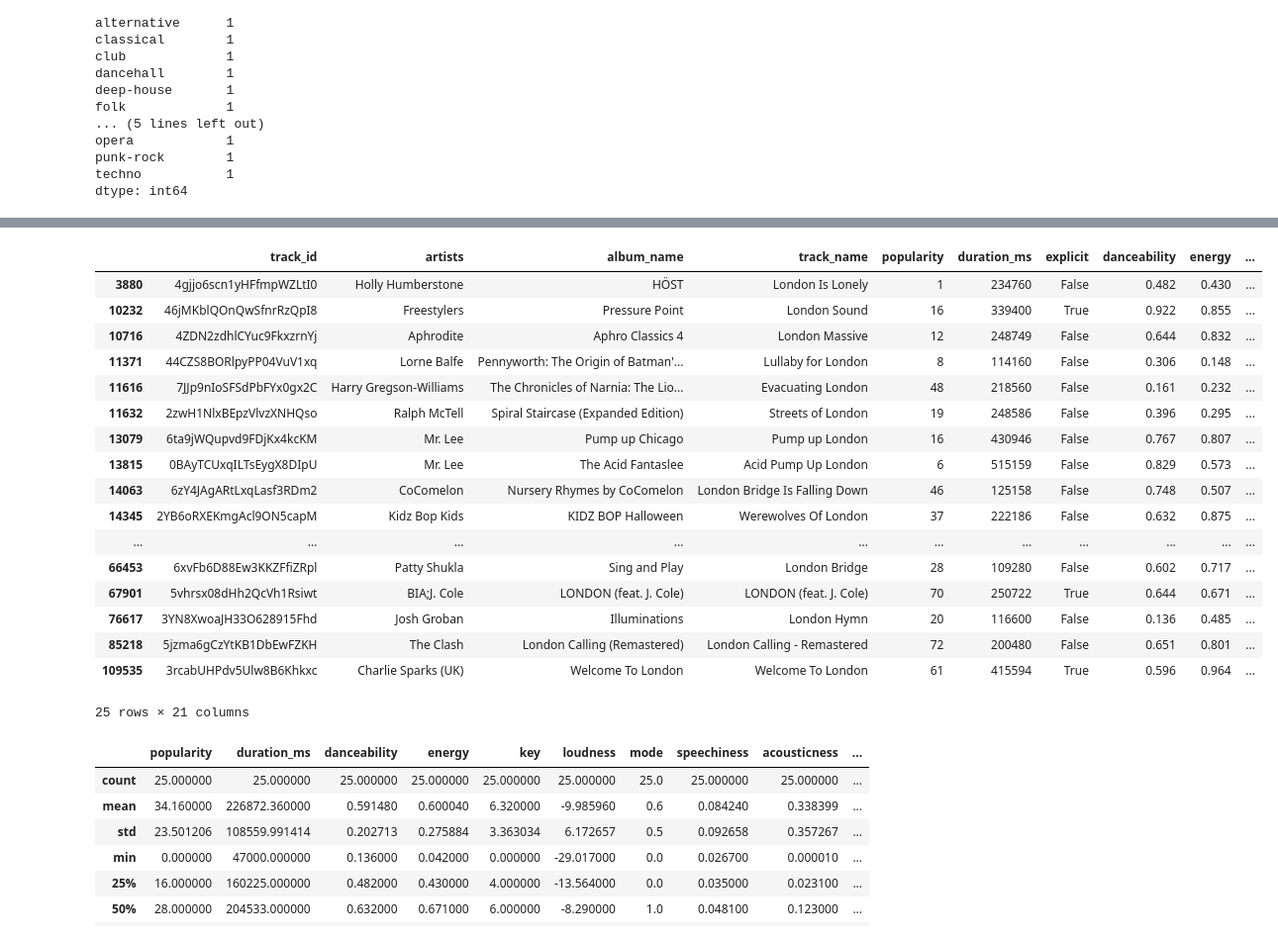
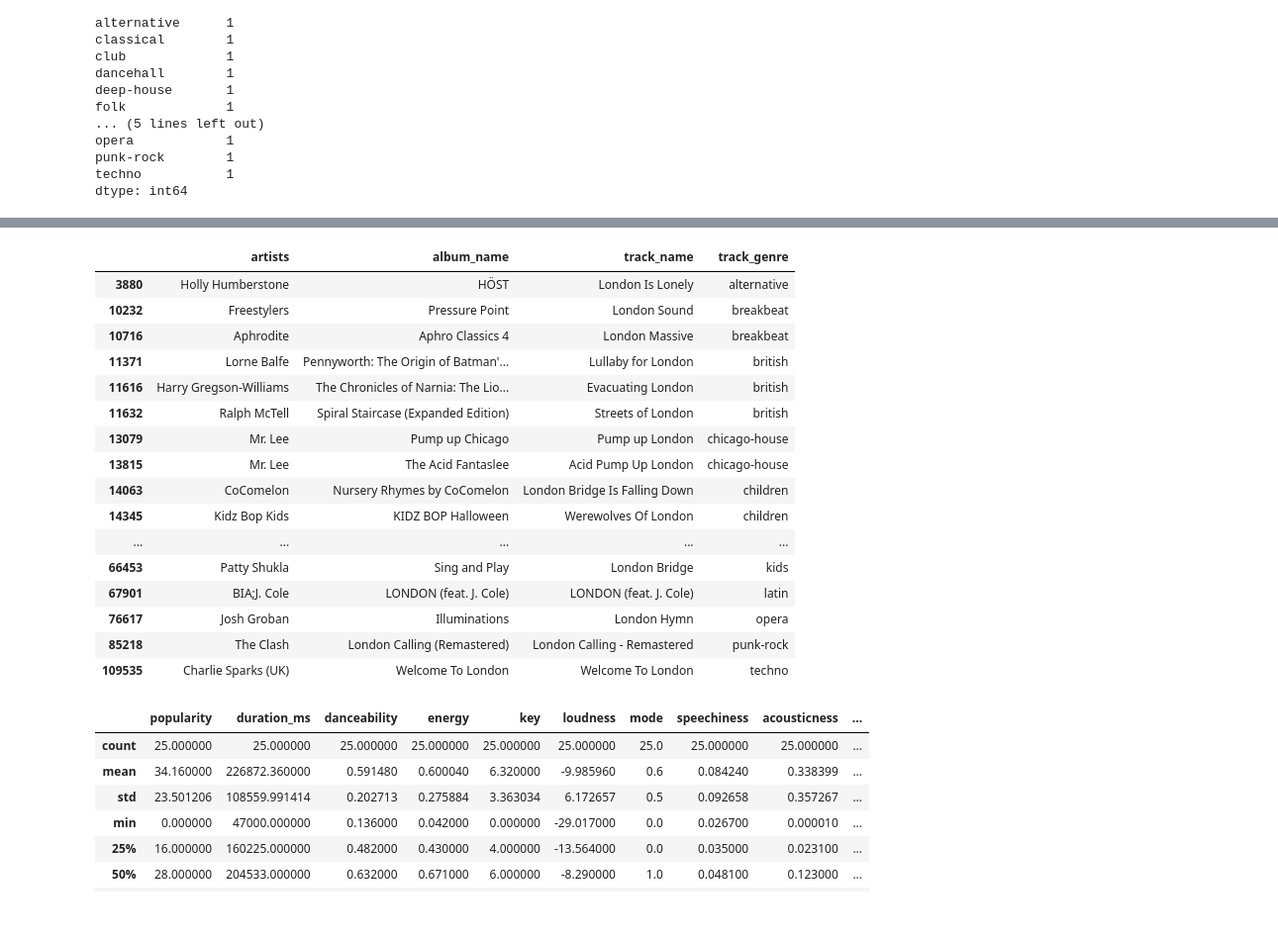
Before and after one commit to japanj/song-and-city, a Jupyter notebook: song_and_city.ipynb, the cells around one changed output, grey strips where cells are left out. Shown at 99% size. Drawn from its saved outputs; the diff is of its cells as text; code cells hidden in the pictures.

```diff
--- a/song_and_city.ipynb
+++ b/song_and_city.ipynb
@@ -293,7 +293,8 @@ matched_songs = matched_songs[~((matched_songs['track_id']=='3VuC6fpot8GhWsVdhXg
                                 (matched_songs['track_id']=='4LgWrfYiwdstak9a4i6DZw') |
                                 (matched_songs['track_id']=='6qNY8xr8GNcvskh5GkVS7b') |
                                 (matched_songs['track_id']=='2U0BLmYoSESYOdwMxW2yA9') |
-                                (matched_songs['track_id']=='4xmkpE1Si5JL7NFxWrhV0S'))]
+                                (matched_songs['track_id']=='4xmkpE1Si5JL7NFxWrhV0S') |
+                                (matched_songs['track_id']=='4FWV2FO6fFRhSyAvbHoEcj'))]
 # %%
 matched_songs = matched_songs.drop(columns=['Unnamed: 0'])
 # %% [markdown]
@@ -325,24 +332,23 @@ dtype: int64
 # %%
-matched_songs[(matched_songs['matched_city'] == 'London')]
+matched_songs[(matched_songs['matched_city'] == 'London')][['artists', 'album_name', 'track_name', 'track_genre']]
 # %% [output]
-|  | track_id | artists | album_name | track_name | popularity | duration_ms | explicit | danceability | energy | ... |
-| 3880 | 4gjjo6scn1yHFfmpWZLtI0 | Holly Humberstone | HÖST | London Is Lonely | 1 | 234760 | False | 0.482 | 0.430 | ... |
-| 10232 | 46jMKblQOnQwSfnrRzQpI8 | Freestylers | Pressure Point | London Sound | 16 | 339400 | True | 0.922 | 0.855 | ... |
-| 10716 | 4ZDN2zdhlCYuc9FkxzrnYj | Aphrodite | Aphro Classics 4 | London Massive | 12 | 248749 | False | 0.644 | 0.832 | ... |
-| 11371 | 44CZS8BORlpyPP04VuV1xq | Lorne Balfe | Pennyworth: The Origin of Batman'... | Lullaby for London | 8 | 114160 | False | 0.306 | 0.148 | ... |
-| 11616 | 7JJp9nIoSFSdPbFYx0gx2C | Harry Gregson-Williams | The Chronicles of Narnia: The Lio... | Evacuating London | 48 | 218560 | False | 0.161 | 0.232 | ... |
-| 11632 | 2zwH1NlxBEpzVlvzXNHQso | Ralph McTell | Spiral Staircase (Expanded Edition) | Streets of London | 19 | 248586 | False | 0.396 | 0.295 | ... |
-| 13079 | 6ta9jWQupvd9FDjKx4kcKM | Mr. Lee | Pump up Chicago | Pump up London | 16 | 430946 | False | 0.767 | 0.807 | ... |
-| 13815 | 0BAyTCUxqILTsEygX8DIpU | Mr. Lee | The Acid Fantaslee | Acid Pump Up London | 6 | 515159 | False | 0.829 | 0.573 | ... |
-| 14063 | 6zY4JAgARtLxqLasf3RDm2 | CoComelon | Nursery Rhymes by CoComelon | London Bridge Is Falling Down | 46 | 125158 | False | 0.748 | 0.507 | ... |
-| 14345 | 2YB6oRXEKmgAcl9ON5capM | Kidz Bop Kids | KIDZ BOP Halloween | Werewolves Of London | 37 | 222186 | False | 0.632 | 0.875 | ... |
-| ... | ... | ... | ... | ... | ... | ... | ... | ... | ... | ... |
-| 66453 | 6xvFb6D88Ew3KKZFfiZRpl | Patty Shukla | Sing and Play | London Bridge | 28 | 109280 | False | 0.602 | 0.717 | ... |
-| 67901 | 5vhrsx08dHh2QcVh1Rsiwt | BIA;J. Cole | LONDON (feat. J. Cole) | LONDON (feat. J. Cole) | 70 | 250722 | True | 0.644 | 0.671 | ... |
-| 76617 | 3YN8XwoaJH33O628915Fhd | Josh Groban | Illuminations | London Hymn | 20 | 116600 | False | 0.136 | 0.485 | ... |
-| 85218 | 5jzma6gCzYtKB1DbEwFZKH | The Clash | London Calling (Remastered) | London Calling - Remastered | 72 | 200480 | False | 0.651 | 0.801 | ... |
-| 109535 | 3rcabUHPdv5Ulw8B6Khkxc | Charlie Sparks (UK) | Welcome To London | Welcome To London | 61 | 415594 | True | 0.596 | 0.964 | ... |
+|  | artists | album_name | track_name | track_genre |
+| 3880 | Holly Humberstone | HÖST | London Is Lonely | alternative |
+| 10232 | Freestylers | Pressure Point | London Sound | breakbeat |
+| 10716 | Aphrodite | Aphro Classics 4 | London Massive | breakbeat |
+| 11371 | Lorne Balfe | Pennyworth: The Origin of Batman'... | Lullaby for London | british |
+| 11616 | Harry Gregson-Williams | The Chronicles of Narnia: The Lio... | Evacuating London | british |
+| 11632 | Ralph McTell | Spiral Staircase (Expanded Edition) | Streets of London | british |
+| 13079 | Mr. Lee | Pump up Chicago | Pump up London | chicago-house |
+| 13815 | Mr. Lee | The Acid Fantaslee | Acid Pump Up London | chicago-house |
+| 14063 | CoComelon | Nursery Rhymes by CoComelon | London Bridge Is Falling Down | children |
+| 14345 | Kidz Bop Kids | KIDZ BOP Halloween | Werewolves Of London | children |
+| ... | ... | ... | ... | ... |
+| 66453 | Patty Shukla | Sing and Play | London Bridge | kids |
+| 67901 | BIA;J. Cole | LONDON (feat. J. Cole) | LONDON (feat. J. Cole) | latin |
+| 76617 | Josh Groban | Illuminations | London Hymn | opera |
+| 85218 | The Clash | London Calling (Remastered) | London Calling - Remastered | punk-rock |
+| 109535 | Charlie Sparks (UK) | Welcome To London | Welcome To London | techno |
-25 rows × 21 columns
 # %%
 matched_songs[(matched_songs['matched_city'] == 'London')].describe()
 # %% [output]
```
Also changed, not shown: parts of 17 cells of this notebook, 13 other files.
